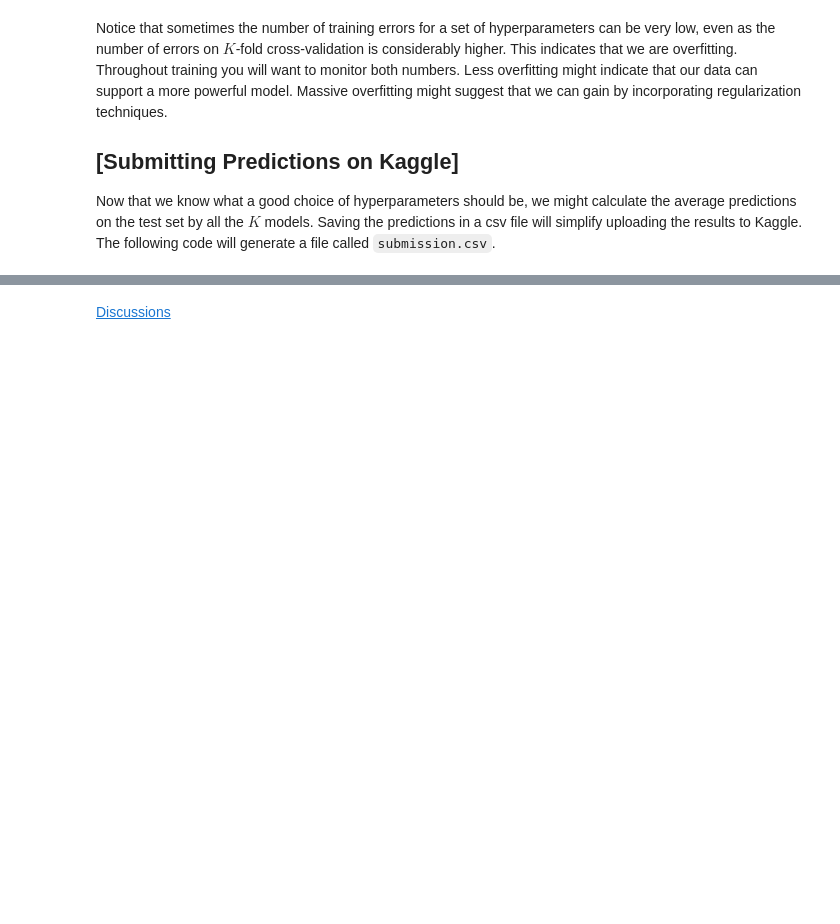
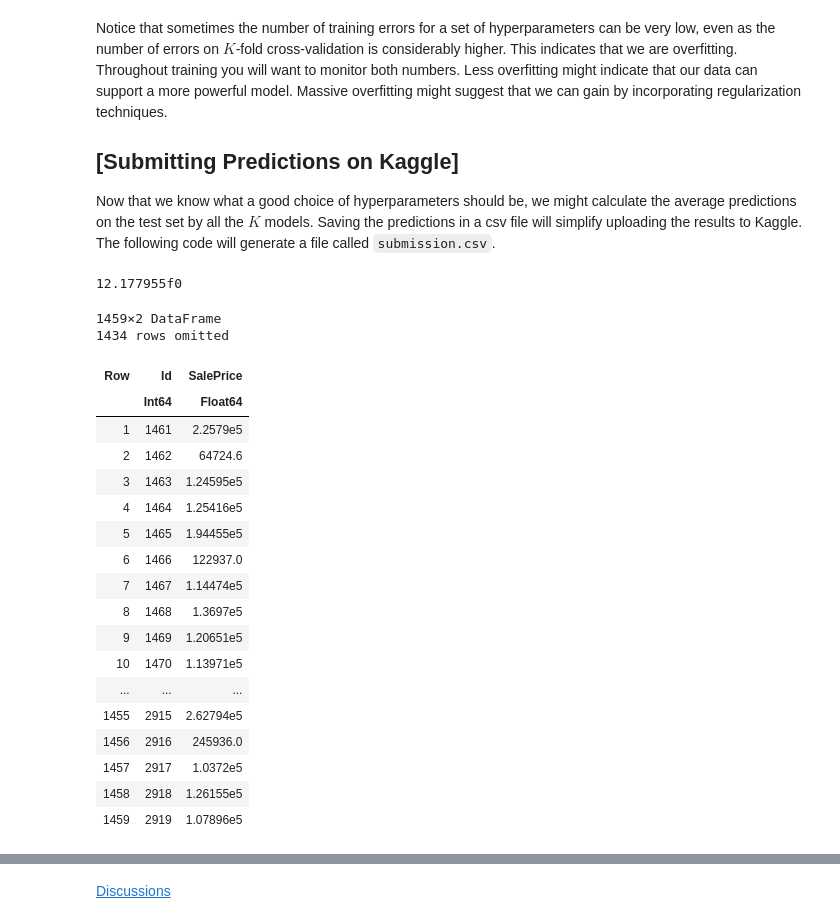
Before and after one commit to SzaszAlpar/MLP, a Jupyter notebook: 5.7.ipynb, the cells around one changed output, grey strips where cells are left out. Cells and saved outputs as stored; diff of their text form; code cells hidden in the pictures; blank space fills up the shorter version.

```diff
--- a/5.7.ipynb
+++ b/5.7.ipynb
@@ -651 +649,5 @@ The following code will generate a file called `submission.csv`.
+# %%
+models[1](val_matrix[5, :])[1]
+# %% [output]
+12.177955f0
 # %%
@@ -660,4 +676,27 @@ The following code will generate a file called `submission.csv`.
 # submission.to_csv('submission.csv', index=False)
+# %%
+test = CSV.read("submission.csv", DataFrame)
+# %% [output]
+1459×2 DataFrame
+1434 rows omitted
+| Row | Id | SalePrice |
+|  | Int64 | Float64 |
+| 1 | 1461 | 2.2579e5 |
+| 2 | 1462 | 64724.6 |
+| 3 | 1463 | 1.24595e5 |
+| 4 | 1464 | 1.25416e5 |
+| 5 | 1465 | 1.94455e5 |
+| 6 | 1466 | 122937.0 |
+| 7 | 1467 | 1.14474e5 |
+| 8 | 1468 | 1.3697e5 |
+| 9 | 1469 | 1.20651e5 |
+| 10 | 1470 | 1.13971e5 |
+| ... | ... | ... |
+| 1455 | 2915 | 2.62794e5 |
+| 1456 | 2916 | 245936.0 |
+| 1457 | 2917 | 1.0372e5 |
+| 1458 | 2918 | 1.26155e5 |
+| 1459 | 2919 | 1.07896e5 |
 # %% [markdown]
 Next, as demonstrated in :numref:`fig_kaggle_submit2`,
 we can submit our predictions on Kaggle
```
Also changed, not shown: parts of 19 cells of this notebook, 1 other file.
